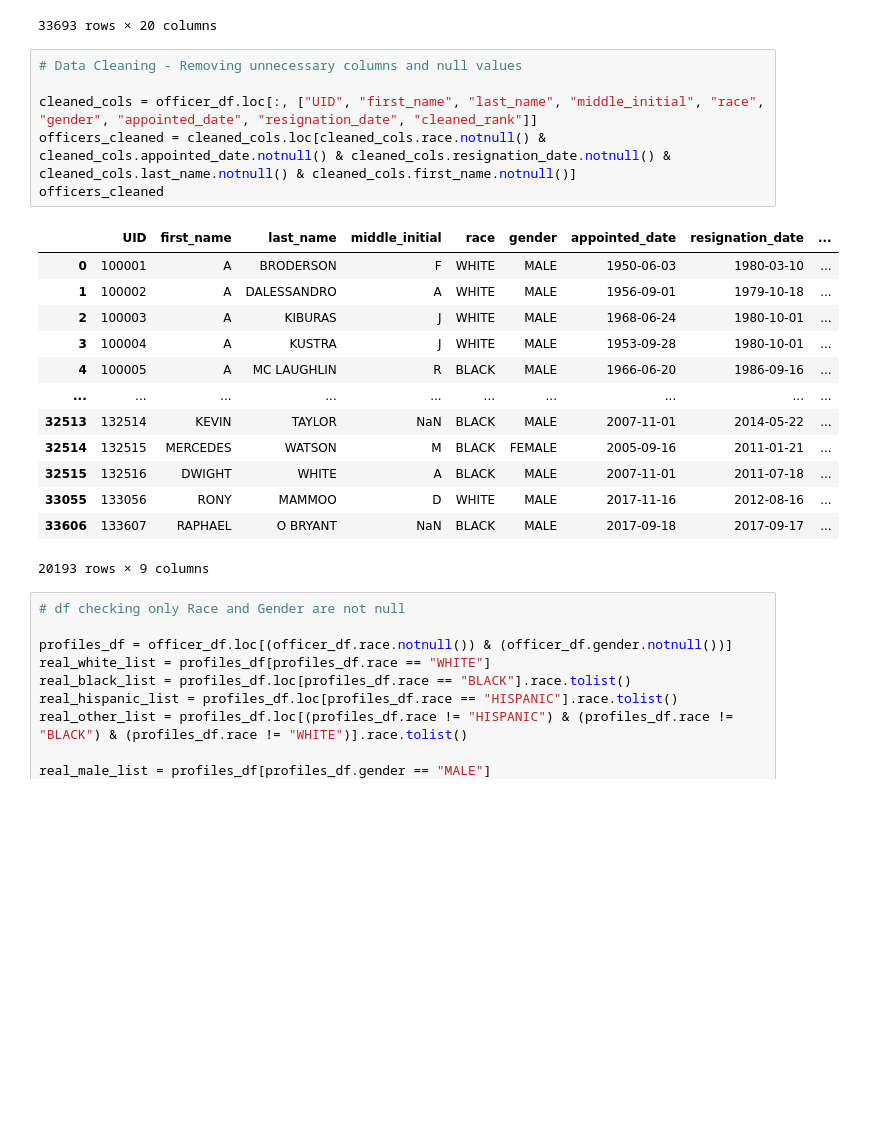
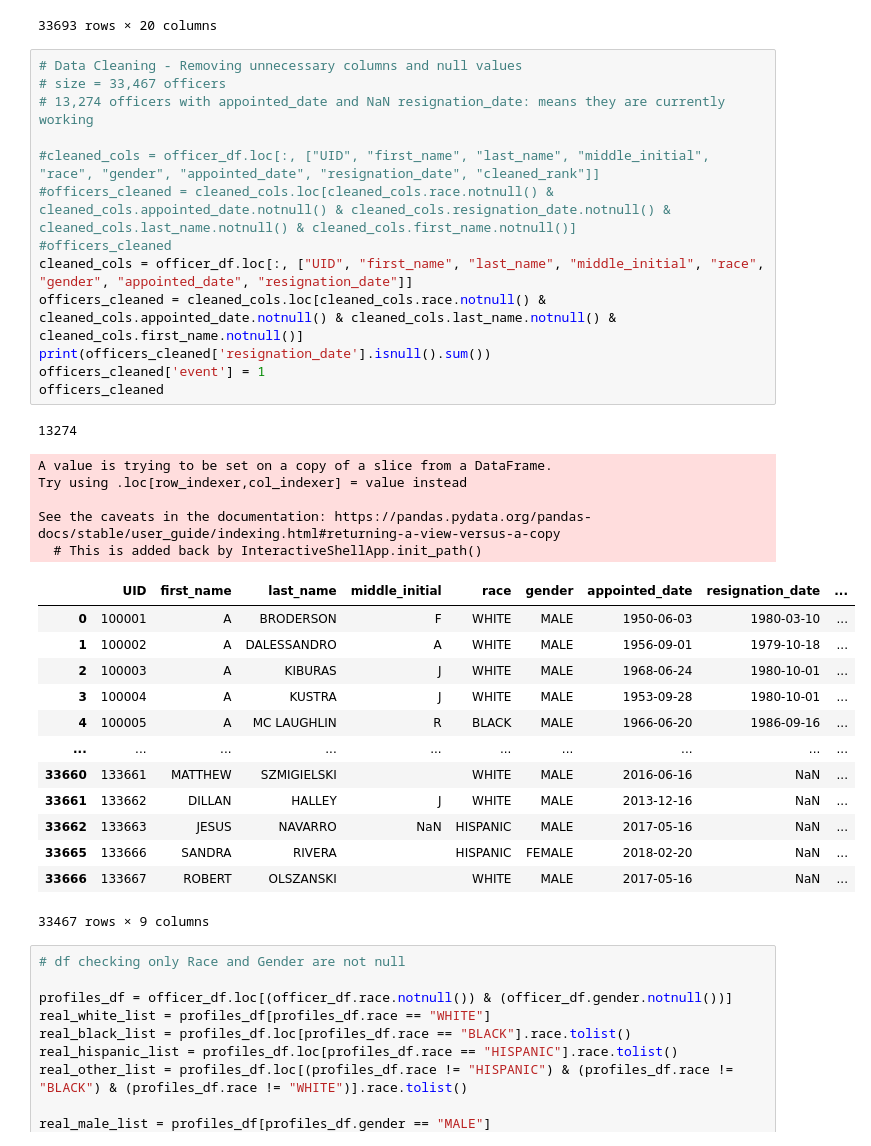
Before and after one commit to kooshaj/Fair-Policing-Analysis-Chicago-PD, a Jupyter notebook: code/KaplanSurvivorship.ipynb, the cells around one changed output. Drawn from its saved outputs; the diff is of its cells as text; blank space fills up the shorter version.

```diff
--- a/code/KaplanSurvivorship.ipynb
+++ b/code/KaplanSurvivorship.ipynb
@@ -50,24 +28,37 @@ officer_df.sort_values(by=['resignation_date'],ascending=False)
 33693 rows × 20 columns
 # %%
 # Data Cleaning - Removing unnecessary columns and null values
+# size = 33,467 officers
+# 13,274 officers with appointed_date and NaN resignation_date: means they are currently working
 
-cleaned_cols = officer_df.loc[:, ["UID", "first_name", "last_name", "middle_initial", "race", "gender", "appointed_date", "resignation_date", "cleaned_rank"]]
-officers_cleaned = cleaned_cols.loc[cleaned_cols.race.notnull() & cleaned_cols.appointed_date.notnull() & cleaned_cols.resignation_date.notnull() & cleaned_cols.last_name.notnull() & cleaned_cols.first_name.notnull()]
+#cleaned_cols = officer_df.loc[:, ["UID", "first_name", "last_name", "middle_initial", "race", "gender", "appointed_date", "resignation_date", "cleaned_rank"]]
+#officers_cleaned = cleaned_cols.loc[cleaned_cols.race.notnull() & cleaned_cols.appointed_date.notnull() & cleaned_cols.resignation_date.notnull() & cleaned_cols.last_name.notnull() & cleaned_cols.first_name.notnull()]
+#officers_cleaned
+cleaned_cols = officer_df.loc[:, ["UID", "first_name", "last_name", "middle_initial", "race", "gender", "appointed_date", "resignation_date"]]
+officers_cleaned = cleaned_cols.loc[cleaned_cols.race.notnull() & cleaned_cols.appointed_date.notnull() & cleaned_cols.last_name.notnull() & cleaned_cols.first_name.notnull()]
+print(officers_cleaned['resignation_date'].isnull().sum())
+officers_cleaned['event'] = 1
 officers_cleaned
 # %% [output]
+13274
+A value is trying to be set on a copy of a slice from a DataFrame.
+Try using .loc[row_indexer,col_indexer] = value instead
+
+See the caveats in the documentation: https://pandas.pydata.org/pandas-docs/stable/user_guide/indexing.html#returning-a-view-versus-a-copy
+  # This is added back by InteractiveShellApp.init_path()
 |  | UID | first_name | last_name | middle_initial | race | gender | appointed_date | resignation_date | ... |
 | 0 | 100001 | A | BRODERSON | F | WHITE | MALE | 1950-06-03 | 1980-03-10 | ... |
 | 1 | 100002 | A | DALESSANDRO | A | WHITE | MALE | 1956-09-01 | 1979-10-18 | ... |
 | 2 | 100003 | A | KIBURAS | J | WHITE | MALE | 1968-06-24 | 1980-10-01 | ... |
 | 3 | 100004 | A | KUSTRA | J | WHITE | MALE | 1953-09-28 | 1980-10-01 | ... |
 | 4 | 100005 | A | MC LAUGHLIN | R | BLACK | MALE | 1966-06-20 | 1986-09-16 | ... |
 | ... | ... | ... | ... | ... | ... | ... | ... | ... | ... |
-| 32513 | 132514 | KEVIN | TAYLOR | NaN | BLACK | MALE | 2007-11-01 | 2014-05-22 | ... |
-| 32514 | 132515 | MERCEDES | WATSON | M | BLACK | FEMALE | 2005-09-16 | 2011-01-21 | ... |
-| 32515 | 132516 | DWIGHT | WHITE | A | BLACK | MALE | 2007-11-01 | 2011-07-18 | ... |
-| 33055 | 133056 | RONY | MAMMOO | D | WHITE | MALE | 2017-11-16 | 2012-08-16 | ... |
-| 33606 | 133607 | RAPHAEL | O BRYANT | NaN | BLACK | MALE | 2017-09-18 | 2017-09-17 | ... |
+| 33660 | 133661 | MATTHEW | SZMIGIELSKI |  | WHITE | MALE | 2016-06-16 | NaN | ... |
+| 33661 | 133662 | DILLAN | HALLEY | J | WHITE | MALE | 2013-12-16 | NaN | ... |
+| 33662 | 133663 | JESUS | NAVARRO | NaN | HISPANIC | MALE | 2017-05-16 | NaN | ... |
+| 33665 | 133666 | SANDRA | RIVERA |  | HISPANIC | FEMALE | 2018-02-20 | NaN | ... |
+| 33666 | 133667 | ROBERT | OLSZANSKI |  | WHITE | MALE | 2017-05-16 | NaN | ... |
-20193 rows × 9 columns
+33467 rows × 9 columns
 # %%
 # df checking only Race and Gender are not null
 
```
Also changed, not shown: parts of 30 cells of this notebook.
